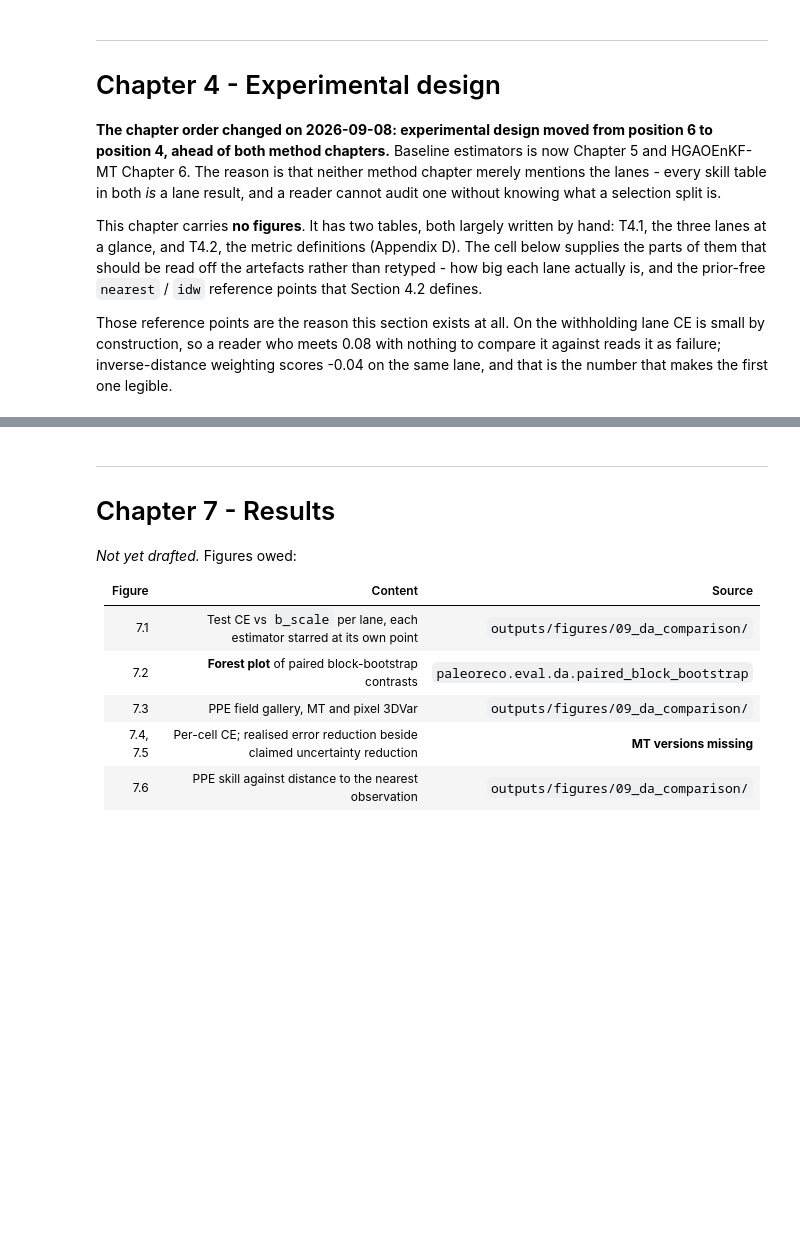
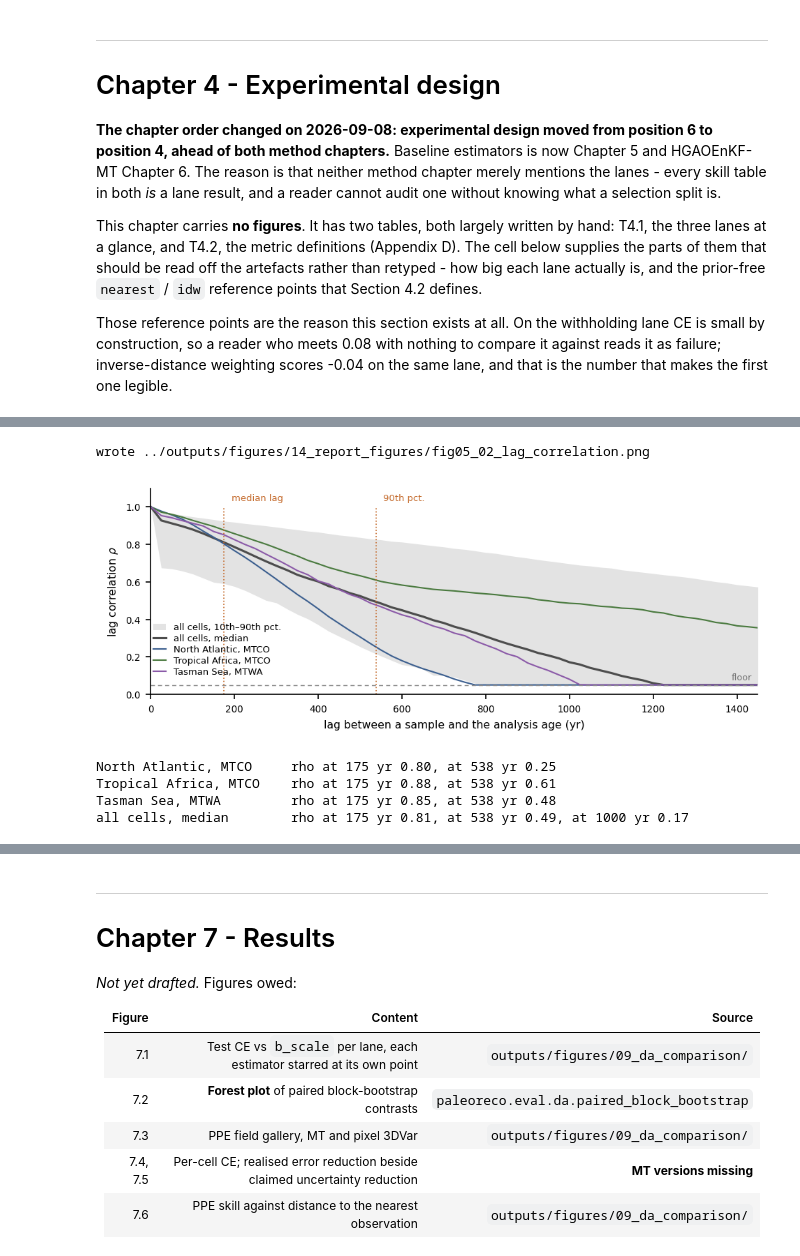
Before and after one commit to evgeni-g-georgiev/sparse_paleoclimate_field_reconstruction, a Jupyter notebook: notebooks/14_report_figures.ipynb, the cells around one changed output, grey strips where cells are left out. Cells and saved outputs as stored; diff of their text form; code cells hidden in the pictures; blank space fills up the shorter version.

```diff
--- a/notebooks/14_report_figures.ipynb
+++ b/notebooks/14_report_figures.ipynb
@@ -1056,0 +1189,72 @@ are reproduced here because Chapter 5 prints two of them.
+# %%
+# Imported here rather than at the top: this is the only figure in the report that reads the
+# archive along its age axis rather than across the grid, and keeping the import beside it
+# says so.
+from paleoreco.assim.background import temporal_structure_function
+
+RHO_FLOOR = 0.05                # observations.temporal_terms floors rho here
+MEDIAN_LAG, P90_LAG = 175.0, 537.5      # Section 3.2.2, over all 127,646 assimilated rows
+MARK = "#c4692a"
+
+# The prior half alone, which is the leakage guard the trajectory lane runs under: on a lane
+# whose truth is a model state, later ages would leak that truth into the operator that
+# corrects for the distance to it.
+prior_idx, _ = chronological_half_split(ages, stride=1)
+S, cell_var = temporal_structure_function(cube, prior_idx, max_lag=58)
+lag_yr = np.arange(S.shape[0]) * 25.0
+rho = np.clip(1.0 - S / (2.0 * cell_var[None, :]), RHO_FLOOR, 1.0)
+
+n_cells = len(lats) * len(lons)
+
+
+def flat_index(lat, lon, channel):
+    """Row of the flattened state vector nearest one (lat, lon) in one channel."""
+    i = int(np.argmin(np.abs(np.asarray(lats) - lat)))
+    j = int(np.argmin(np.abs(np.asarray(lons) - lon)))
+    return channel * n_cells + i * len(lons) + j
+
+
+# Three cells spanning the range the shaded band summarises: the North Atlantic, where the
+# D-O signal and most of the archive's variance live and where a state renews itself fastest;
+# a quiet tropical cell; and a mid-latitude Southern Hemisphere cell in the other channel.
+SHOWN = [("North Atlantic, MTCO", flat_index(62, -20, 0), "#3c5f8f"),
+         ("Tropical Africa, MTCO", flat_index(2, 20, 0), "#4a7a3f"),
+         ("Tasman Sea, MTWA", flat_index(-40, 145, 1), "#8b5aa8")]
+
+fig, ax = plt.subplots(figsize=(REPORT_WIDTH, 2.4), constrained_layout=True)
+
+q10, q50, q90 = np.percentile(rho, [10, 50, 90], axis=1)
+ax.fill_between(lag_yr, q10, q90, color="0.89", lw=0, label="all cells, 10th–90th pct.")
+ax.plot(lag_yr, q50, color="0.30", lw=1.5, label="all cells, median")
+for name, idx, colour in SHOWN:
+    ax.plot(lag_yr, rho[:, idx], color=colour, lw=1.0, label=name)
+ax.axhline(RHO_FLOOR, color="0.55", lw=0.7, ls=(0, (4, 3)))
+ax.text(1435, RHO_FLOOR + 0.015, "floor", color="0.45", fontsize=6.2, ha="right", va="bottom")
+for x, label in ((MEDIAN_LAG, "median lag"), (P90_LAG, "90th pct.")):
+    ax.plot([x, x], [0, 1.0], color=MARK, lw=0.8, ls=":")
+    ax.text(x + 18, 1.045, label, color=MARK, fontsize=6.3, va="center", ha="left")
+ax.set_xlim(0, 1450)
+ax.set_ylim(0, 1.10)
+ax.set_xlabel("lag between a sample and the analysis age (yr)")
+ax.set_ylabel(r"lag correlation $\rho$")
+# One panel, so no panel label: what it shows belongs in the LaTeX caption.
+ax.legend(loc="lower left", frameon=False, handlelength=1.4, borderpad=0.1,
+          labelspacing=0.22, fontsize=6.3, bbox_to_anchor=(-0.005, 0.06))
+
+save(fig, "fig05_02_lag_correlation")
+plt.show()
+
+# The three numbers Section 5.3 quotes, so the prose is read off the same object as the figure.
+for name, idx, _ in SHOWN:
+    print(f"{name:24s} rho at {MEDIAN_LAG:.0f} yr {np.interp(MEDIAN_LAG, lag_yr, rho[:, idx]):.2f}, "
+          f"at {P90_LAG:.0f} yr {np.interp(P90_LAG, lag_yr, rho[:, idx]):.2f}")
+print(f"{'all cells, median':24s} rho at {MEDIAN_LAG:.0f} yr {np.interp(MEDIAN_LAG, lag_yr, q50):.2f}, "
+      f"at {P90_LAG:.0f} yr {np.interp(P90_LAG, lag_yr, q50):.2f}, "
+      f"at 1000 yr {np.interp(1000, lag_yr, q50):.2f}")
+# %% [output]
+wrote ../outputs/figures/14_report_figures/fig05_02_lag_correlation.png
+[figure, added]
+North Atlantic, MTCO     rho at 175 yr 0.80, at 538 yr 0.25
+Tropical Africa, MTCO    rho at 175 yr 0.88, at 538 yr 0.61
+Tasman Sea, MTWA         rho at 175 yr 0.85, at 538 yr 0.48
+all cells, median        rho at 175 yr 0.81, at 538 yr 0.49, at 1000 yr 0.17
```
Also changed, not shown: parts of 17 cells of this notebook, 5 other files.
